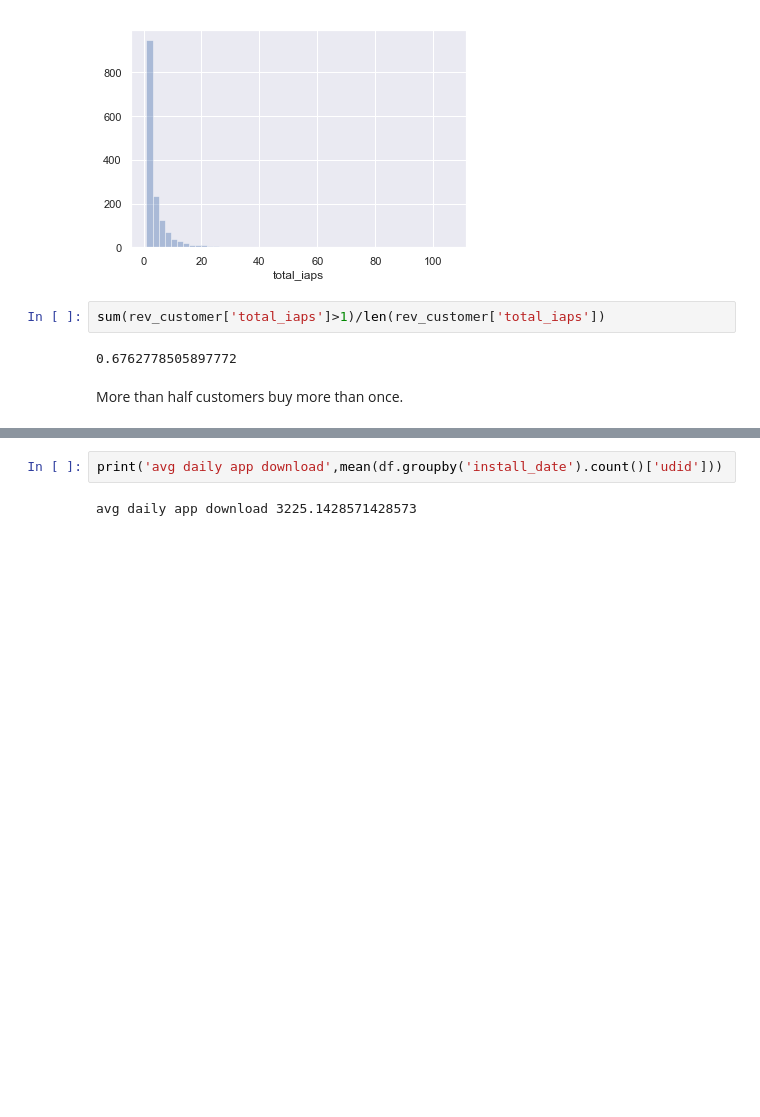
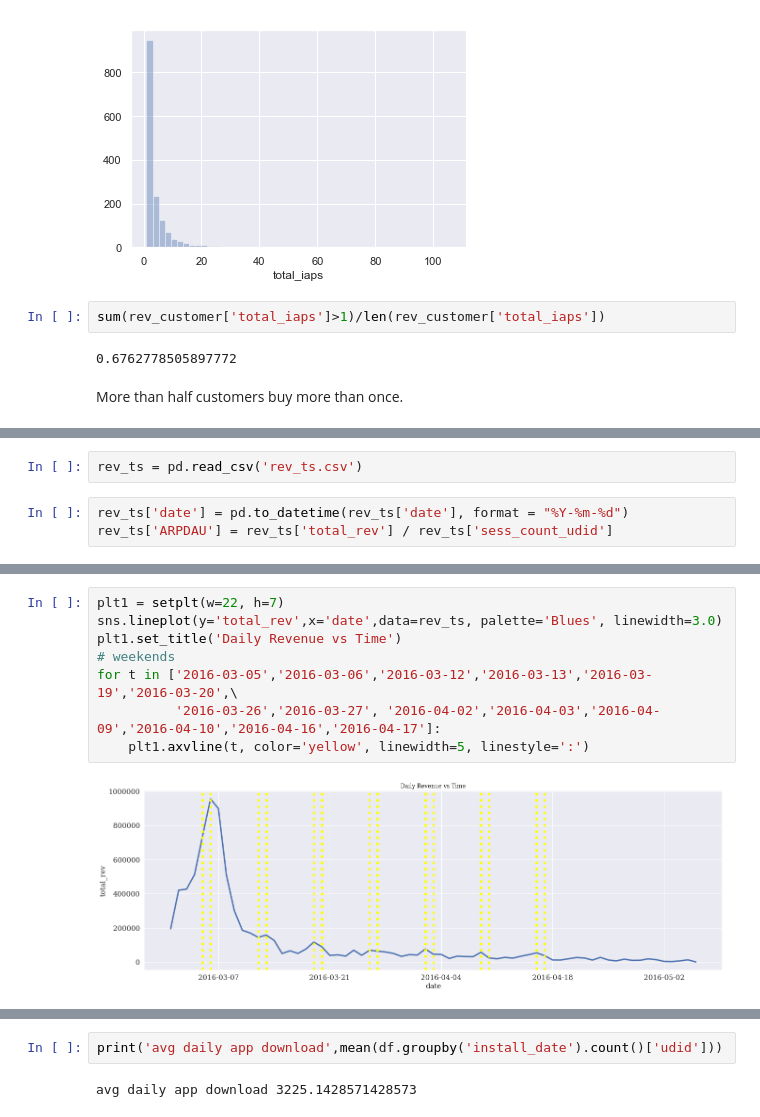
Before and after one commit to hanzhang0420/Target_Customers, a Jupyter notebook: hw_group.ipynb, the cells around one changed output, grey strips where cells are left out. Drawn from its saved outputs; the diff is of its cells as text; blank space fills up the shorter version.

```diff
--- a/hw_group.ipynb
+++ b/hw_group.ipynb
@@ -137,0 +175,5 @@ More than half customers buy more than once.
+# %%
+rev_ts = pd.read_csv('rev_ts.csv')
+# %%
+rev_ts['date'] = pd.to_datetime(rev_ts['date'], format = "%Y-%m-%d")
+rev_ts['ARPDAU'] = rev_ts['total_rev'] / rev_ts['sess_count_udid']
@@ -137,0 +189,10 @@ More than half customers buy more than once.
+# %%
+plt1 = setplt(w=22, h=7)
+sns.lineplot(y='total_rev',x='date',data=rev_ts, palette='Blues', linewidth=3.0)
+plt1.set_title('Daily Revenue vs Time')
+# weekends
+for t in ['2016-03-05','2016-03-06','2016-03-12','2016-03-13','2016-03-19','2016-03-20',\
+          '2016-03-26','2016-03-27', '2016-04-02','2016-04-03','2016-04-09','2016-04-10','2016-04-16','2016-04-17']:
+    plt1.axvline(t, color='yellow', linewidth=5, linestyle=':')
+# %% [output]
+[figure, added]
```
Also changed, not shown: parts of 17 cells of this notebook.
